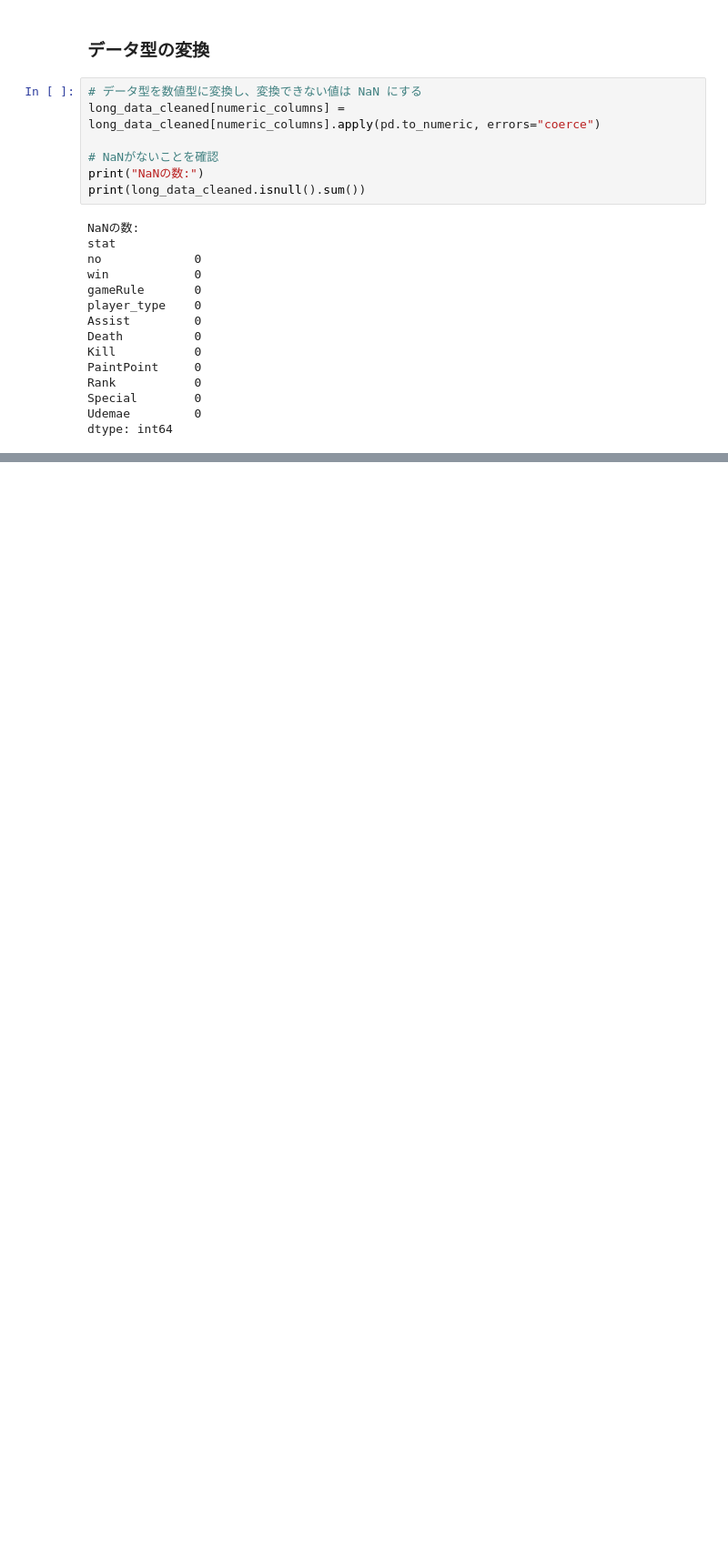
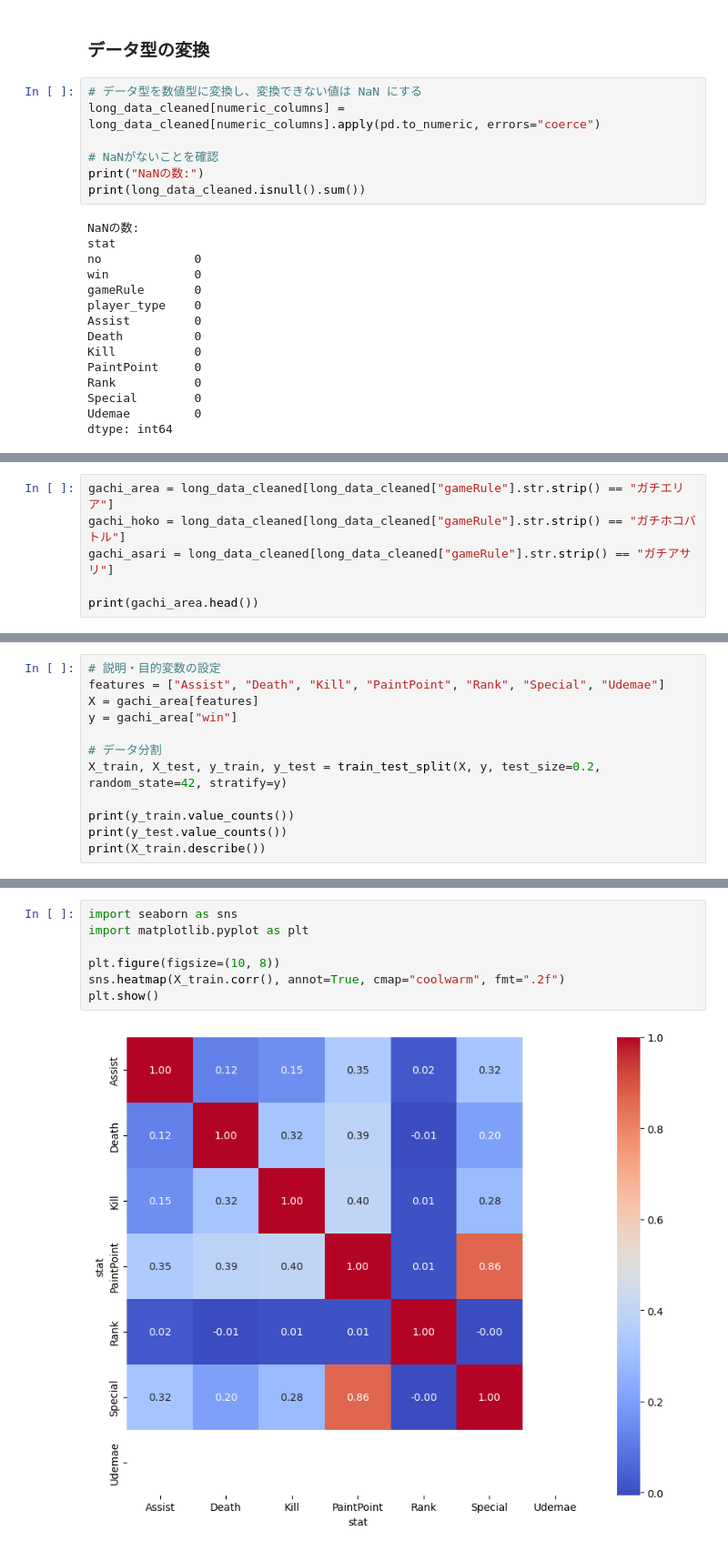
Before and after one commit to cu0001/splatoon-match-analysis, a Jupyter notebook: analyze_splatoon_playdata.ipynb, the cells around one changed output, grey strips where cells are left out. Shown at 91% size. Cells and saved outputs as stored; diff of their text form; blank space fills up the shorter version.

```diff
--- a/analyze_splatoon_playdata.ipynb
+++ b/analyze_splatoon_playdata.ipynb
@@ -415,0 +425,6 @@ dtype: int64
+# %%
+gachi_area = long_data_cleaned[long_data_cleaned["gameRule"].str.strip() == "ガチエリア"]
+gachi_hoko = long_data_cleaned[long_data_cleaned["gameRule"].str.strip() == "ガチホコバトル"]
+gachi_asari = long_data_cleaned[long_data_cleaned["gameRule"].str.strip() == "ガチアサリ"]
+
+print(gachi_area.head())
@@ -415,0 +447,12 @@ dtype: int64
+# %%
+# 説明・目的変数の設定
+features = ["Assist", "Death", "Kill", "PaintPoint", "Rank", "Special", "Udemae"]
+X = gachi_area[features]
+y = gachi_area["win"]
+
+# データ分割
+X_train, X_test, y_train, y_test = train_test_split(X, y, test_size=0.2, random_state=42, stratify=y)
+
+print(y_train.value_counts())
+print(y_test.value_counts())
+print(X_train.describe())
@@ -415,0 +477,9 @@ dtype: int64
+# %%
+import seaborn as sns
+import matplotlib.pyplot as plt
+
+plt.figure(figsize=(10, 8))
+sns.heatmap(X_train.corr(), annot=True, cmap="coolwarm", fmt=".2f")
+plt.show()
+# %% [output]
+[figure, added]
```
Also changed, not shown: parts of 10 cells of this notebook.
